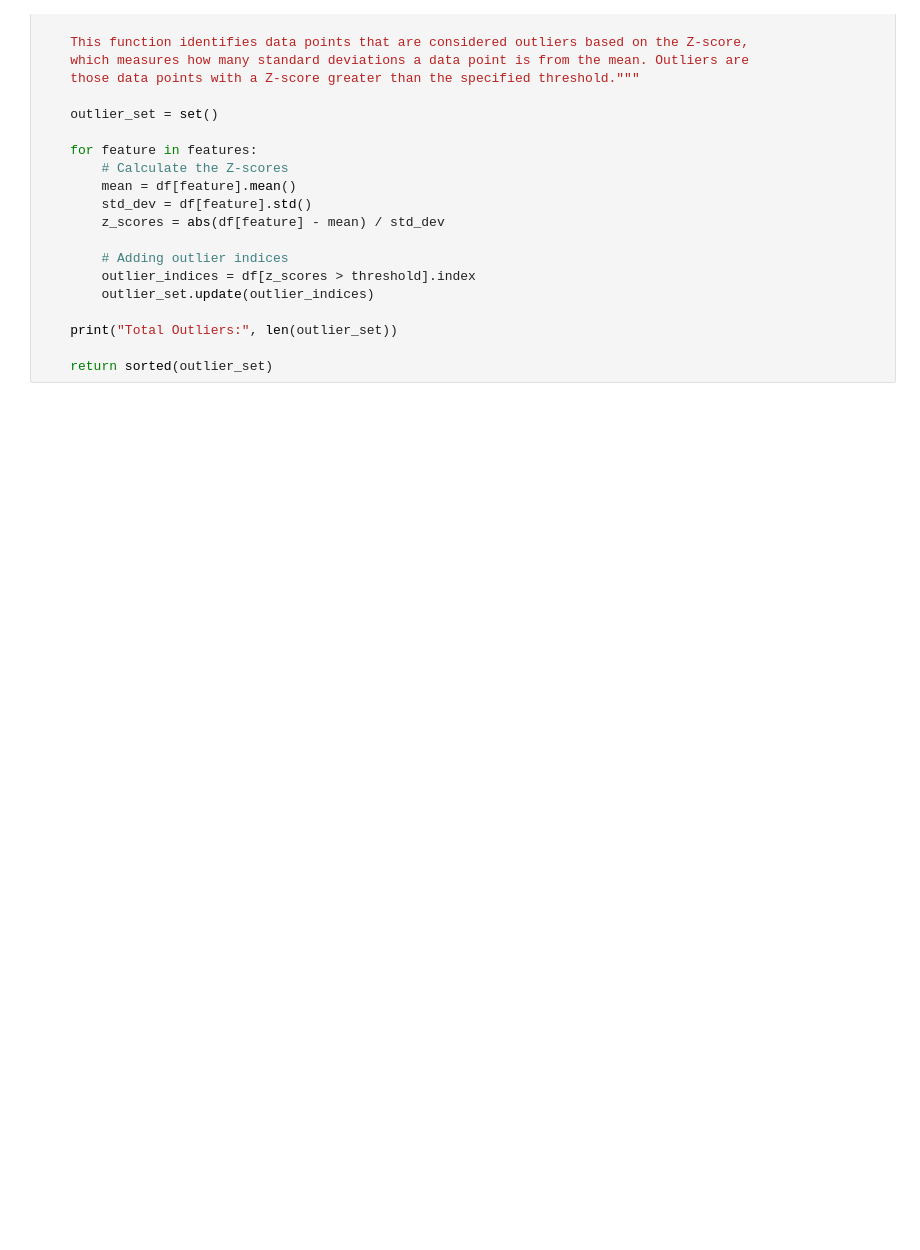
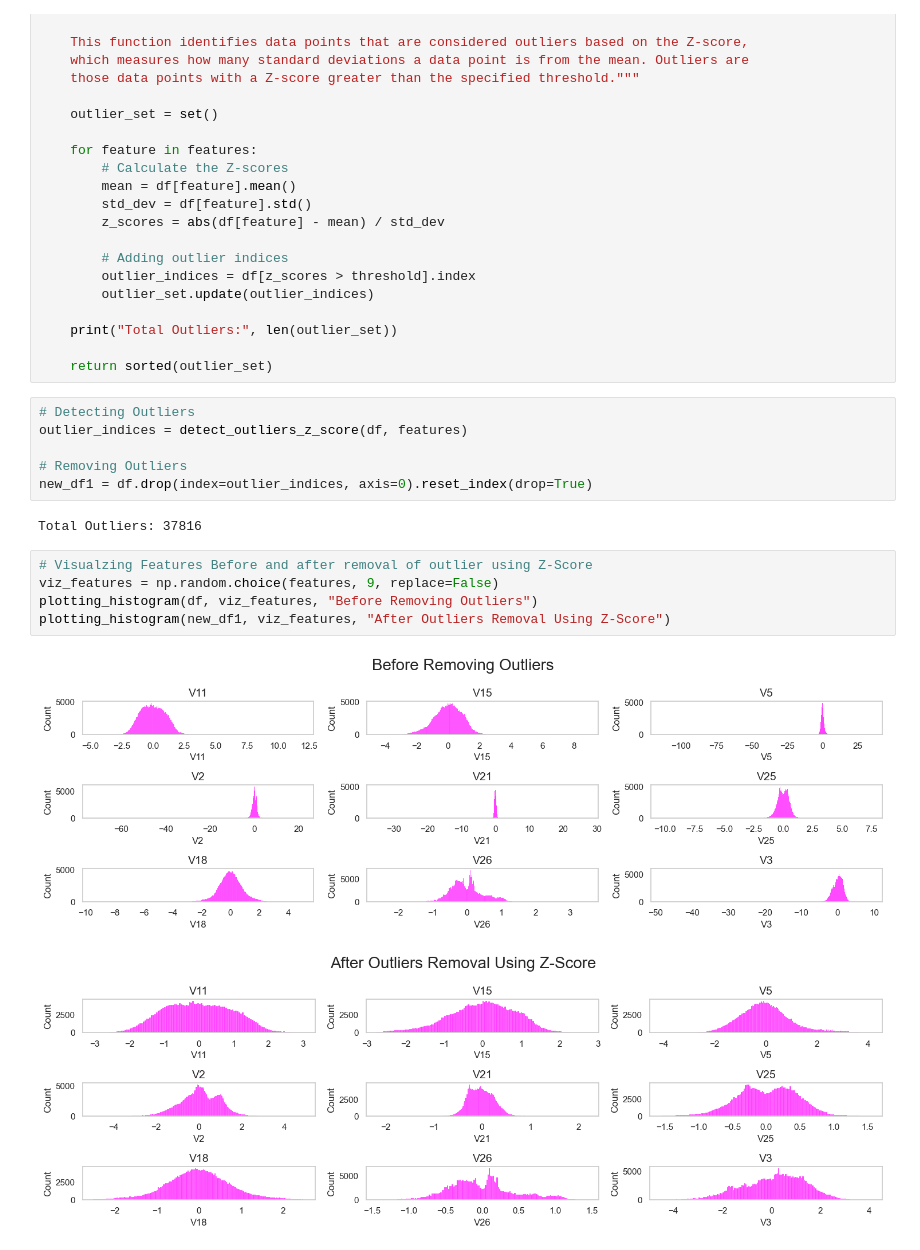
Before and after one commit to SAYAN1590/Credit-Card-Fraud-Detection, a Jupyter notebook: Credit_Card_Fraud_Detection.ipynb, the cells around one changed output. Saved outputs shown, nothing was run; the diff lists cells and outputs as text; blank space fills up the shorter version.

Commit message:
Hitogram plotted before and after removing outliers with Z-Score method

```diff
--- a/Credit_Card_Fraud_Detection.ipynb
+++ b/Credit_Card_Fraud_Detection.ipynb
@@ -178,3 +178,19 @@ def detect_outliers_z_score(df, features,  threshold=3):
     print("Total Outliers:", len(outlier_set))
 
     return sorted(outlier_set)
+# %%
+# Detecting Outliers
+outlier_indices = detect_outliers_z_score(df, features)
+
+# Removing Outliers
+new_df1 = df.drop(index=outlier_indices, axis=0).reset_index(drop=True)
+# %% [output]
+Total Outliers: 37816
+# %%
+# Visualzing Features Before and after removal of outlier using Z-Score
+viz_features = np.random.choice(features, 9, replace=False)
+plotting_histogram(df, viz_features, "Before Removing Outliers")
+plotting_histogram(new_df1, viz_features, "After Outliers Removal Using Z-Score")
+# %% [output]
+[figure, added]
+[figure, added]
```
